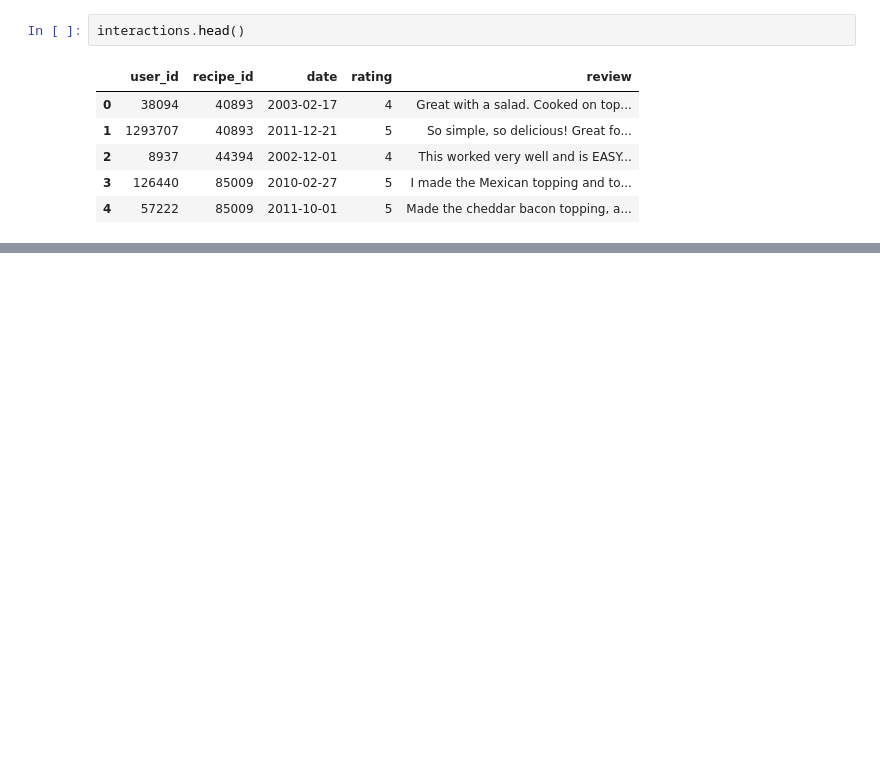
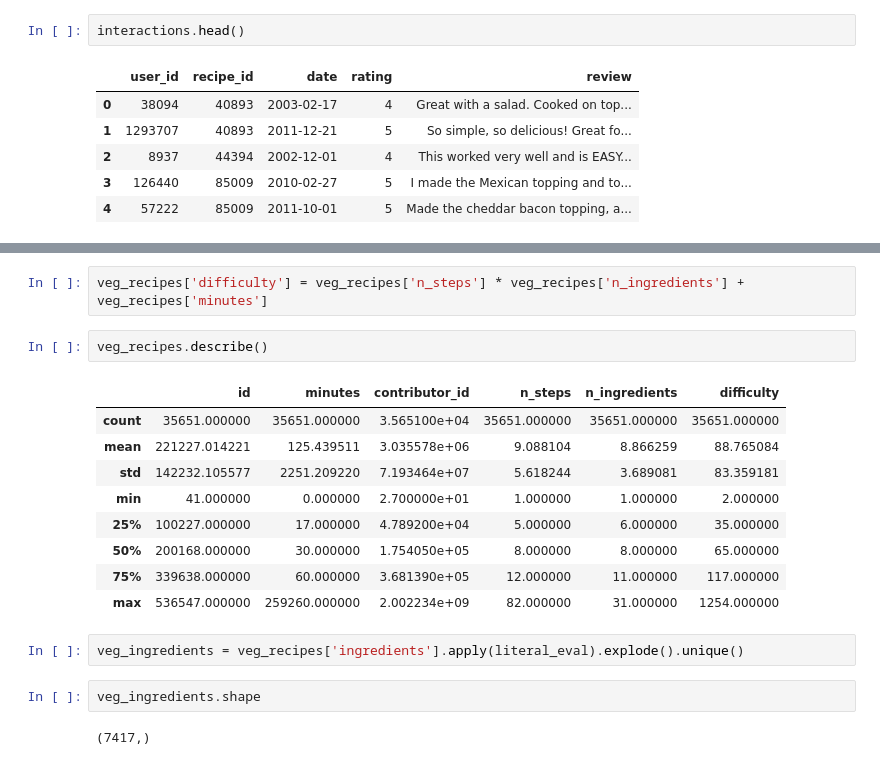
Before and after one commit to kamalah/data-analytics-final-project, a Jupyter notebook: explore_data.ipynb, the cells around one changed output, grey strips where cells are left out. Drawn from its saved outputs; the diff is of its cells as text; blank space fills up the shorter version.

```diff
--- a/explore_data.ipynb
+++ b/explore_data.ipynb
@@ -206,0 +252,20 @@ recipes['ratings'] = [list(interactions[interactions['recipe_id'] == rec_id]['ra
+# %%
+veg_recipes['difficulty'] = veg_recipes['n_steps'] * veg_recipes['n_ingredients'] + veg_recipes['minutes']
+# %%
+veg_recipes.describe()
+# %% [output]
+|  | id | minutes | contributor_id | n_steps | n_ingredients | difficulty |
+| count | 35651.000000 | 35651.000000 | 3.565100e+04 | 35651.000000 | 35651.000000 | 35651.000000 |
+| mean | 221227.014221 | 125.439511 | 3.035578e+06 | 9.088104 | 8.866259 | 88.765084 |
+| std | 142232.105577 | 2251.209220 | 7.193464e+07 | 5.618244 | 3.689081 | 83.359181 |
+| min | 41.000000 | 0.000000 | 2.700000e+01 | 1.000000 | 1.000000 | 2.000000 |
+| 25% | 100227.000000 | 17.000000 | 4.789200e+04 | 5.000000 | 6.000000 | 35.000000 |
+| 50% | 200168.000000 | 30.000000 | 1.754050e+05 | 8.000000 | 8.000000 | 65.000000 |
+| 75% | 339638.000000 | 60.000000 | 3.681390e+05 | 12.000000 | 11.000000 | 117.000000 |
+| max | 536547.000000 | 259260.000000 | 2.002234e+09 | 82.000000 | 31.000000 | 1254.000000 |
+# %%
+veg_ingredients = veg_recipes['ingredients'].apply(literal_eval).explode().unique()
+# %%
+veg_ingredients.shape
+# %% [output]
+(7417,)
```
Also changed, not shown: parts of 8 cells of this notebook, 2 other files.
